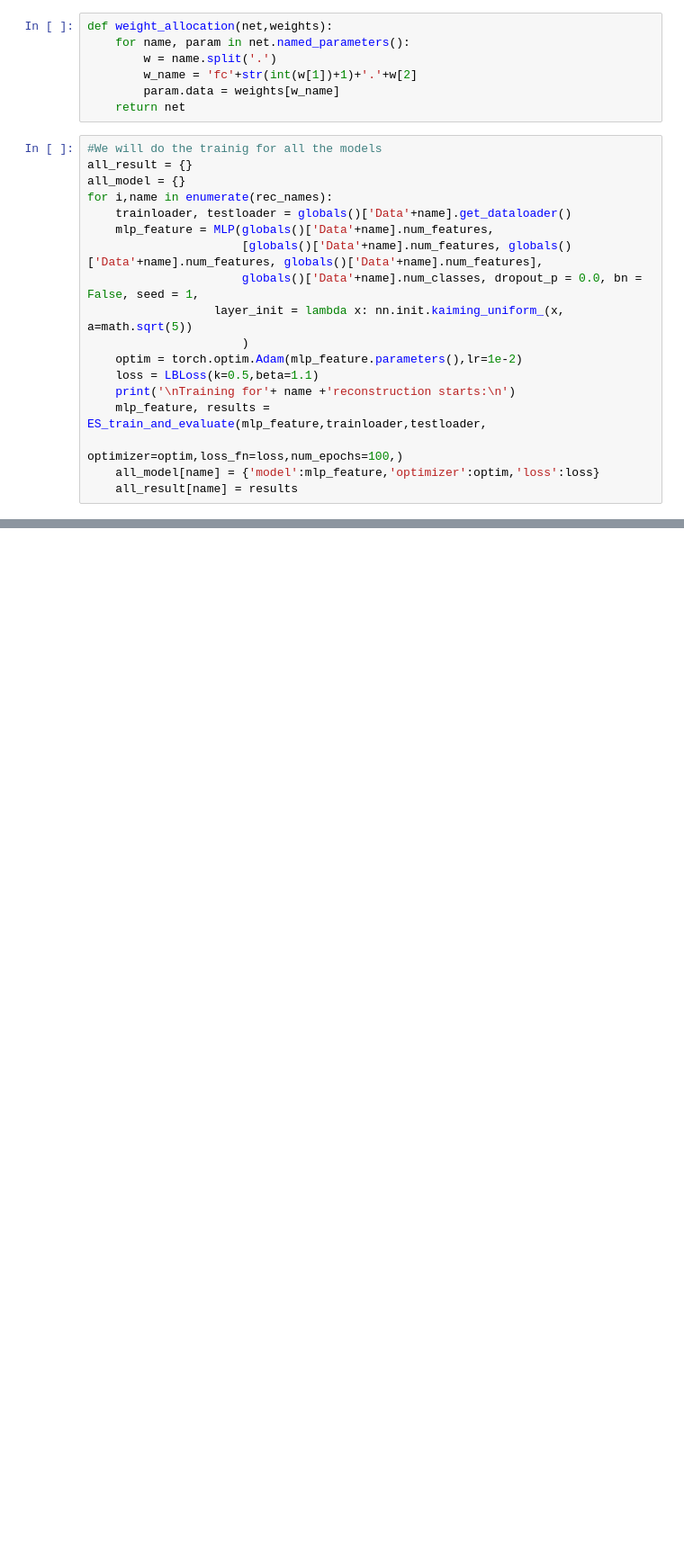
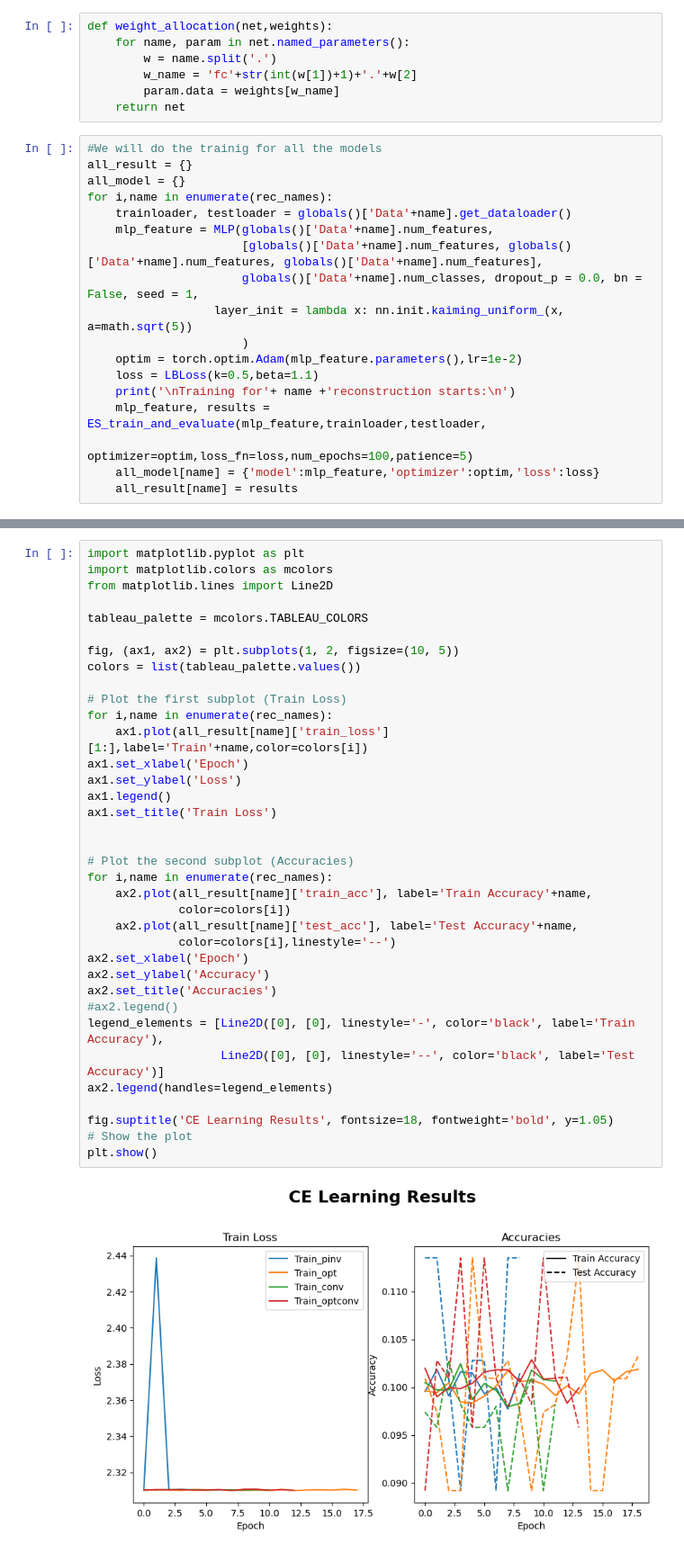
Before and after one commit to DaniBacaicoa/Learning_from_weak_labels, a Jupyter notebook: Valen + LB.ipynb, the cells around one changed output, grey strips where cells are left out. Shown at 90% size. Cells and saved outputs as stored; diff of their text form; blank space fills up the shorter version.

Commit message:
Visualization notebooks

```diff
--- a/Valen + LB.ipynb
+++ b/Valen + LB.ipynb
@@ -75,6 +74,6 @@ for i,name in enumerate(rec_names):
     loss = LBLoss(k=0.5,beta=1.1)
     print('\nTraining for'+ name +'reconstruction starts:\n')
     mlp_feature, results = ES_train_and_evaluate(mlp_feature,trainloader,testloader,
-                                      optimizer=optim,loss_fn=loss,num_epochs=100,)
+                                      optimizer=optim,loss_fn=loss,num_epochs=100,patience=5)
     all_model[name] = {'model':mlp_feature,'optimizer':optim,'loss':loss}
     all_result[name] = results
@@ -116,0 +136,38 @@ plt.show()
+# %%
+import matplotlib.pyplot as plt
+import matplotlib.colors as mcolors
+from matplotlib.lines import Line2D
+
+tableau_palette = mcolors.TABLEAU_COLORS
+
+fig, (ax1, ax2) = plt.subplots(1, 2, figsize=(10, 5))
+colors = list(tableau_palette.values())
+
+# Plot the first subplot (Train Loss)
+for i,name in enumerate(rec_names):
+    ax1.plot(all_result[name]['train_loss'][1:],label='Train'+name,color=colors[i])
+ax1.set_xlabel('Epoch')
+ax1.set_ylabel('Loss')
+ax1.legend()
+ax1.set_title('Train Loss')
+
+
+# Plot the second subplot (Accuracies)
+for i,name in enumerate(rec_names):
+    ax2.plot(all_result[name]['train_acc'], label='Train Accuracy'+name,
+             color=colors[i])
+    ax2.plot(all_result[name]['test_acc'], label='Test Accuracy'+name,
+             color=colors[i],linestyle='--')
+ax2.set_xlabel('Epoch')
+ax2.set_ylabel('Accuracy')
+ax2.set_title('Accuracies')
+#ax2.legend()
+legend_elements = [Line2D([0], [0], linestyle='-', color='black', label='Train Accuracy'),
+                   Line2D([0], [0], linestyle='--', color='black', label='Test Accuracy')]
+ax2.legend(handles=legend_elements)
+
+fig.suptitle('CE Learning Results', fontsize=18, fontweight='bold', y=1.05)
+# Show the plot
+plt.show()
+# %% [output]
+[figure, added]
```
Also changed, not shown: parts of 4 cells of this notebook, 5 other files.
